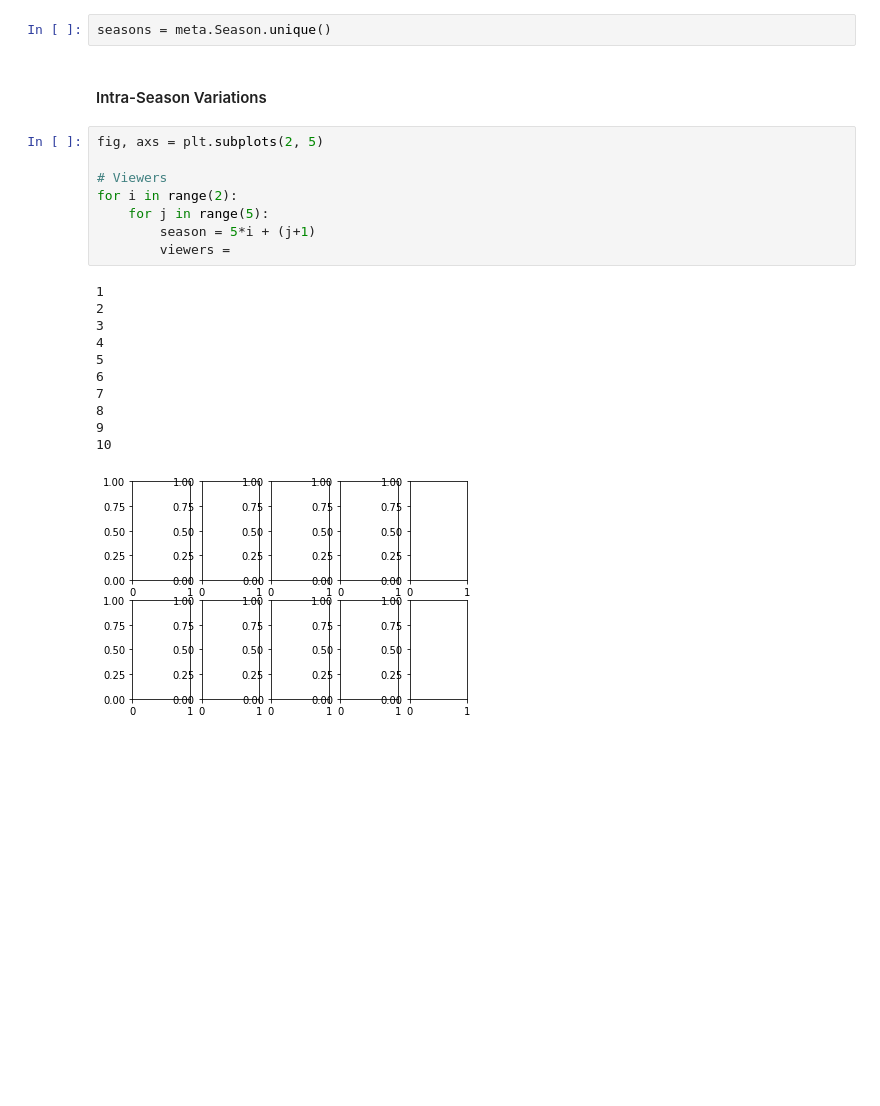
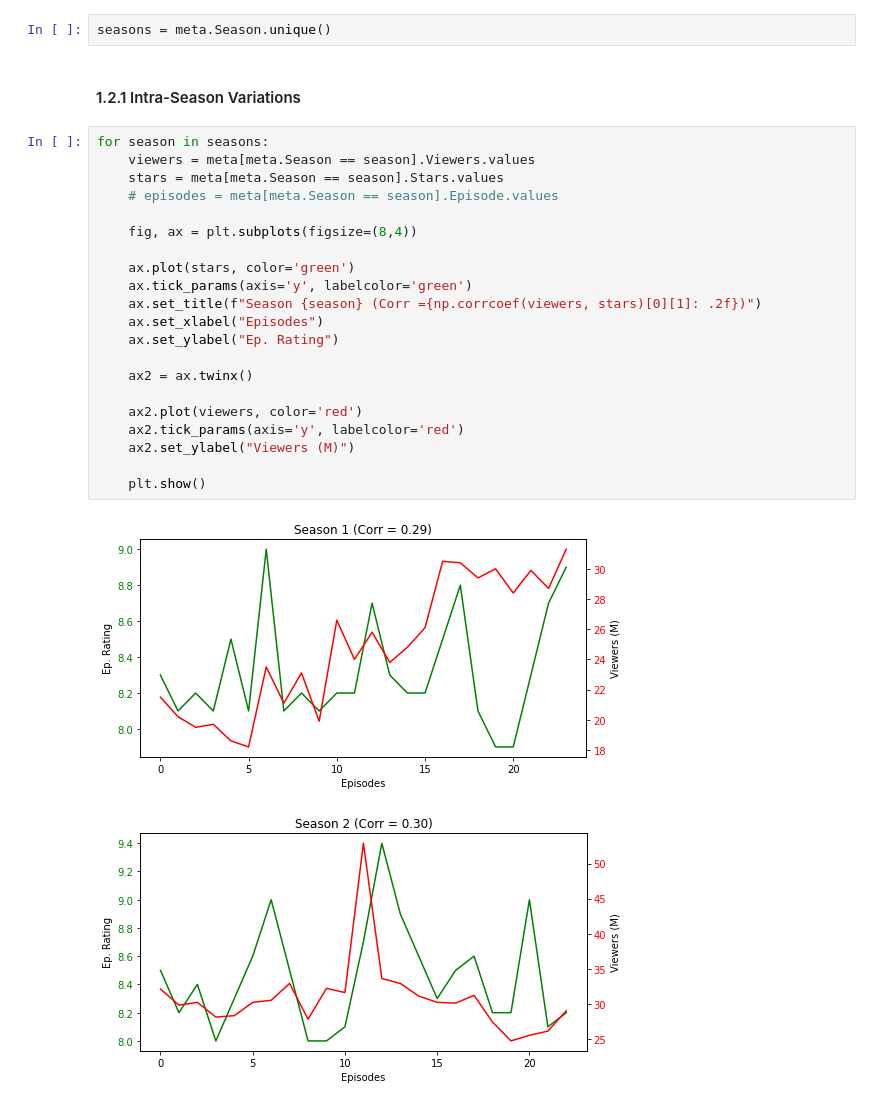
Before and after one commit to Naimish240/FRIENDS_Analysis, a Jupyter notebook: EDA.ipynb, the cells around one changed output. Saved outputs shown, nothing was run; the diff lists cells and outputs as text; blank space fills up the shorter version.

```diff
--- a/EDA.ipynb
+++ b/EDA.ipynb
@@ -90,24 +95,28 @@ meta.head()
 # %%
 seasons = meta.Season.unique()
 # %% [markdown]
-#### Intra-Season Variations
+#### 1.2.1 Intra-Season Variations
-# %%
-fig, axs = plt.subplots(2, 5)
-
-# Viewers
-for i in range(2):
-    for j in range(5):
-        season = 5*i + (j+1)
-        viewers =
-# %% [output]
-1
-2
-3
-4
-5
-6
-7
-8
-9
-10
-[figure, removed]
+# %%
+for season in seasons:
+    viewers = meta[meta.Season == season].Viewers.values
+    stars = meta[meta.Season == season].Stars.values
+    # episodes = meta[meta.Season == season].Episode.values
+
+    fig, ax = plt.subplots(figsize=(8,4))
+
+    ax.plot(stars, color='green')
+    ax.tick_params(axis='y', labelcolor='green')
+    ax.set_title(f"Season {season} (Corr ={np.corrcoef(viewers, stars)[0][1]: .2f})")
+    ax.set_xlabel("Episodes")
+    ax.set_ylabel("Ep. Rating")
+
+    ax2 = ax.twinx()
+
+    ax2.plot(viewers, color='red')
+    ax2.tick_params(axis='y', labelcolor='red')
+    ax2.set_ylabel("Viewers (M)")
+
+    plt.show()
+# %% [output]
+[figure, added]
+[figure, added]
```
Also changed, not shown: parts of 13 cells of this notebook.
